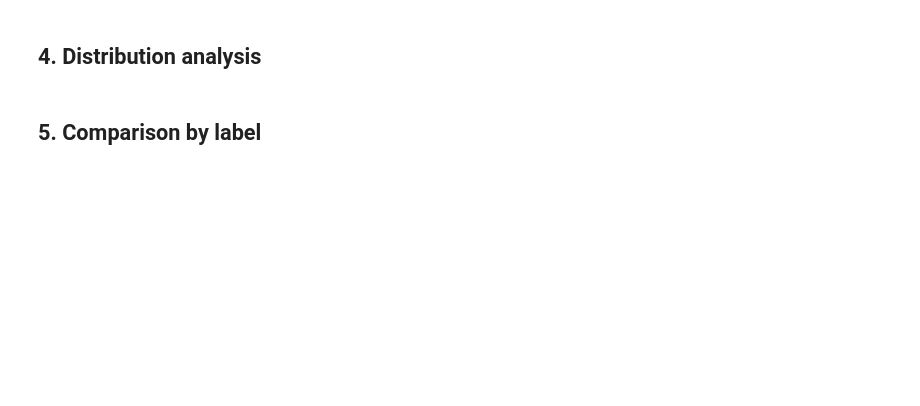
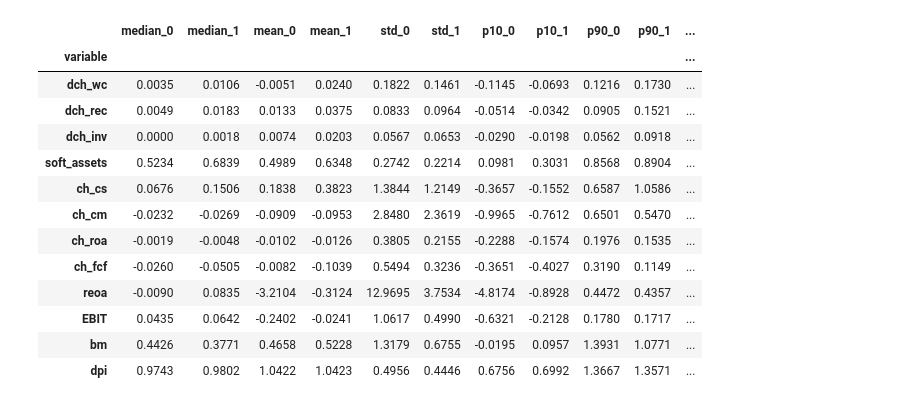
Before and after one commit to mirandamaisnam/audit-risk-analytics, a Jupyter notebook: notebooks/03_financial_risk_analysis.ipynb, the cells around one changed output. Cells and saved outputs as stored; diff of their text form; code cells hidden in the pictures; blank space fills up the shorter version.

Commit message:
Add financial risk analysis

```diff
--- a/notebooks/03_financial_risk_analysis.ipynb
+++ b/notebooks/03_financial_risk_analysis.ipynb
@@ -17,7 +121,36 @@ No analysis has been performed yet. Run cells in order once `data/raw/data_Fraud
-# %% [markdown]
-## 4. Distribution analysis
 # %%
-# TODO: implement this section
+profile_vars = ["dch_wc", "dch_rec", "dch_inv", "soft_assets", "ch_cs", "ch_cm",
+                "ch_roa", "ch_fcf", "reoa", "EBIT", "bm", "dpi"]
+
+def descriptive_profile(col):
+    g0 = df.loc[df[TARGET] == 0, col].dropna()
+    g1 = df.loc[df[TARGET] == 1, col].dropna()
+    return {
+        "variable": col,
+        "median_0": g0.median(), "median_1": g1.median(),
+        "mean_0": g0.mean(), "mean_1": g1.mean(),
+        "std_0": g0.std(), "std_1": g1.std(),
+        "p10_0": g0.quantile(0.10), "p10_1": g1.quantile(0.10),
+        "p90_0": g0.quantile(0.90), "p90_1": g1.quantile(0.90),
+        "missing_pct_0": round(df.loc[df[TARGET] == 0, col].isna().mean() * 100, 2),
+        "missing_pct_1": round(df.loc[df[TARGET] == 1, col].isna().mean() * 100, 2),
+    }
+
+descriptive_table = pd.DataFrame([descriptive_profile(c) for c in profile_vars]).set_index("variable")
+descriptive_table
+# %% [output]
+|  | median_0 | median_1 | mean_0 | mean_1 | std_0 | std_1 | p10_0 | p10_1 | p90_0 | p90_1 | ... |
+| variable |  |  |  |  |  |  |  |  |  |  | ... |
+| dch_wc | 0.0035 | 0.0106 | -0.0051 | 0.0240 | 0.1822 | 0.1461 | -0.1145 | -0.0693 | 0.1216 | 0.1730 | ... |
+| dch_rec | 0.0049 | 0.0183 | 0.0133 | 0.0375 | 0.0833 | 0.0964 | -0.0514 | -0.0342 | 0.0905 | 0.1521 | ... |
+| dch_inv | 0.0000 | 0.0018 | 0.0074 | 0.0203 | 0.0567 | 0.0653 | -0.0290 | -0.0198 | 0.0562 | 0.0918 | ... |
+| soft_assets | 0.5234 | 0.6839 | 0.4989 | 0.6348 | 0.2742 | 0.2214 | 0.0981 | 0.3031 | 0.8568 | 0.8904 | ... |
+| ch_cs | 0.0676 | 0.1506 | 0.1838 | 0.3823 | 1.3844 | 1.2149 | -0.3657 | -0.1552 | 0.6587 | 1.0586 | ... |
+| ch_cm | -0.0232 | -0.0269 | -0.0909 | -0.0953 | 2.8480 | 2.3619 | -0.9965 | -0.7612 | 0.6501 | 0.5470 | ... |
+| ch_roa | -0.0019 | -0.0048 | -0.0102 | -0.0126 | 0.3805 | 0.2155 | -0.2288 | -0.1574 | 0.1976 | 0.1535 | ... |
+| ch_fcf | -0.0260 | -0.0505 | -0.0082 | -0.1039 | 0.5494 | 0.3236 | -0.3651 | -0.4027 | 0.3190 | 0.1149 | ... |
+| reoa | -0.0090 | 0.0835 | -3.2104 | -0.3124 | 12.9695 | 3.7534 | -4.8174 | -0.8928 | 0.4472 | 0.4357 | ... |
+| EBIT | 0.0435 | 0.0642 | -0.2402 | -0.0241 | 1.0617 | 0.4990 | -0.6321 | -0.2128 | 0.1780 | 0.1717 | ... |
+| bm | 0.4426 | 0.3771 | 0.4658 | 0.5228 | 1.3179 | 0.6755 | -0.0195 | 0.0957 | 1.3931 | 1.0771 | ... |
+| dpi | 0.9743 | 0.9802 | 1.0422 | 1.0423 | 0.4956 | 0.4446 | 0.6756 | 0.6992 | 1.3667 | 1.3571 | ... |
-# %% [markdown]
-## 5. Comparison by label
 # %%
```
Also changed, not shown: parts of 24 cells of this notebook.
